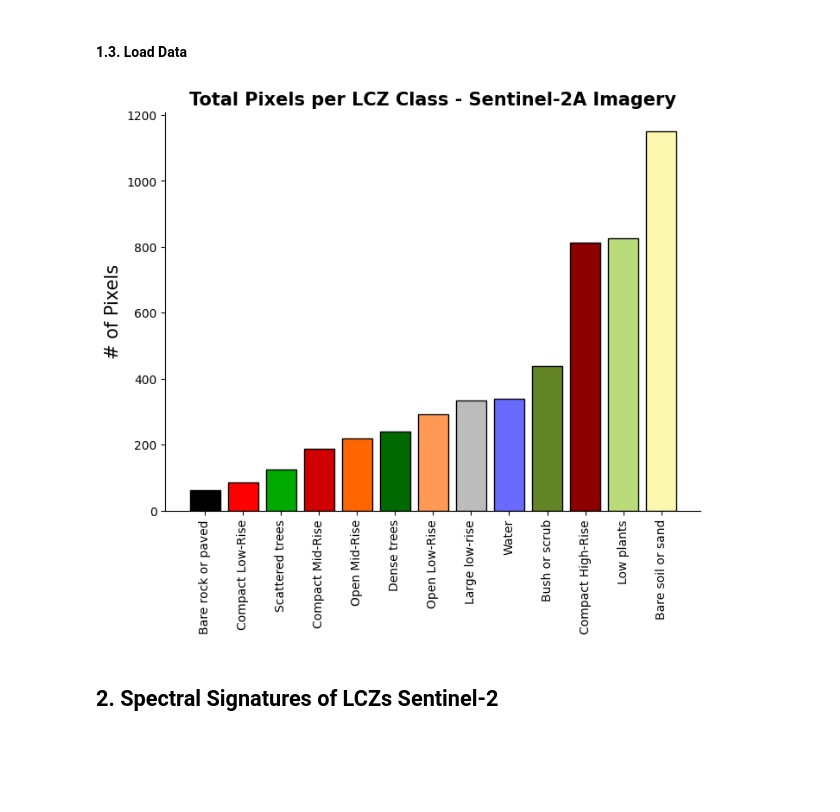
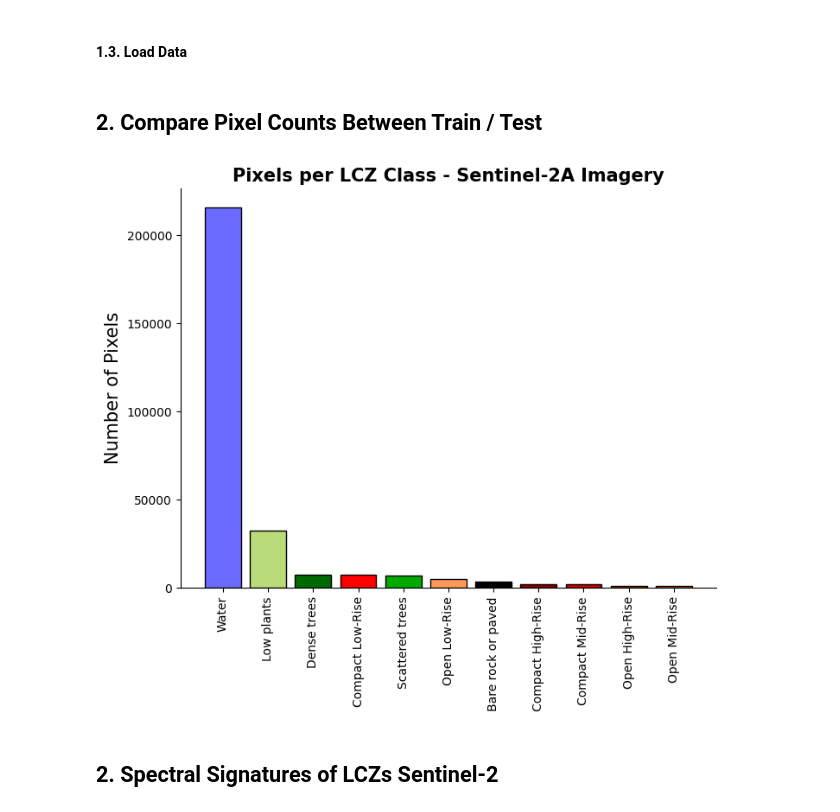
Before and after one commit to medo-younes/lcz-classification, a Jupyter notebook: notebooks/04_EDA.ipynb, the cells around one changed output. Saved outputs shown, nothing was run; the diff lists cells and outputs as text; code cells hidden in the pictures; blank space fills up the shorter version.

Commit message:
File path fixes

```diff
--- a/notebooks/04_EDA.ipynb
+++ b/notebooks/04_EDA.ipynb
@@ -80,9 +56,9 @@ SENT2_BANDS=["B02", "B03", "B04", "B05", "B06", "B07", "B8A", "B11", "B12"] #Sen
 # %% [markdown]
 #### 1.3. Load Data
 # %%
-s2=rio.open_rasterio(S2_FILE_PATH)
-
-s2['band'] = SENT2_BANDS
+s2=rio.open_rasterio(S2_FP)
+s2_bands=eval(s2.attrs['bands'])
+s2['band'] = s2_bands
 s2 = s2 / 10000
 ## URBAN CANOPY PARAMETERS ##
 
@@ -90,31 +66,34 @@ bh=rio.open_rasterio(BH_FP) # Building Height
 ch=rio.open_rasterio(CH_FP) # Tree Canopy Height
 isf=rio.open_rasterio(IS_FP) # Impervious Surface Fraction
 bsf=rio.open_rasterio(BS_FP) # Building Surface Fraction
-svf=rio.open_rasterio(SF_FP) # Sky View Factor
-lcz=rio.open_rasterio(LCZ_FP) # Local Climate Zones Rasterized (Class Layer)
+# svf=rio.open_rasterio(SF_FP) # Sky View Factor
+train=rio.open_rasterio(TRAIN_FP) # Training Areas of Local Climate Zones  (Class Layer)
+test=rio.open_rasterio(TEST_FP) # Testing Areas of Local Climate Zones Rasterized (Class Layer)
 
-features=SENT2_BANDS
+features=s2_bands.copy()
 features.extend(['Building Height', 'Canopy Height', 'Impervious Surface Fraction', 'Building Surface Fraction'])
+# %% [markdown]
+## 2. Compare Pixel Counts Between Train / Test
 # %%
-lcz_values=lcz.values.reshape(-1)
+lcz_values=train.values.reshape(-1)
 lcz_values=lcz_values[lcz_values > 0]
-lcz_values_df=pd.DataFrame(lcz_values, columns = ["Class"])
-lcz_label_counts=lcz_values_df.value_counts().reset_index().sort_values("count")
-lcz_label_counts["label"] = [label_dict[x] for x in np.int16(lcz_label_counts.Class)]
-colors=[LCZ_LEGEND.set_index('class').loc[x].hex for x in lcz_label_counts.Class]
+lcz_values_df=pd.DataFrame(lcz_values, columns = ["class"])
+lcz_px_counts=lcz_values_df.value_counts().reset_index().sort_values("count")
+lcz_px_counts["class"] = [label_dict[x] for x in np.int16(lcz_px_counts['class'])]
+lcz_px_counts['color']=[lcz_legend.set_index('name').loc[x].hex for x in lcz_px_counts['class']]
 
-fig, ax = plt.subplots(figsize=(8, 6))
 
-ax.bar(x=lcz_label_counts.label,height=lcz_label_counts['count'], color=colors, linewidth=1, edgecolor='black')
-
-plt.xticks(rotation=90)
-plt.ylabel('# of Pixels', fontdict=dict(size=15))
-plt.title('Total Pixels per LCZ Class - Sentinel-2A Imagery', fontdict=dict(size=15,weight='bold'))
- # Hide specific spines
-ax.spines['top'].set_visible(False)
-ax.spines['right'].set_visible(False)
+plot_pixel_counts(
+    pixel_count_df=lcz_px_counts,
+    count_col='count',
+    class_col='class',
+    color_col='color',
+    title='Pixels per LCZ Class - Sentinel-2A Imagery',
+    out_file=f"{FIGURES_DIR}/s2_pixel_counts.png",
+    as_percent=False
+)
 # %% [output]
-[figure, old version]
+[figure, new version]
 # %% [markdown]
 ## **2. Spectral Signatures of LCZs Sentinel-2**
 # %% [markdown]
```
Also changed, not shown: parts of 8 cells of this notebook.
